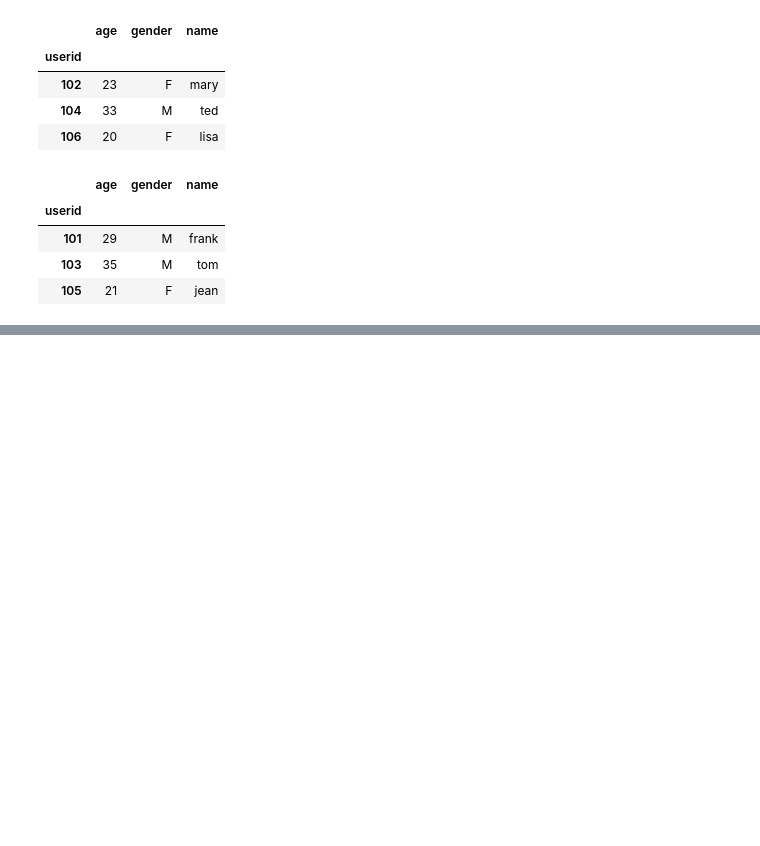
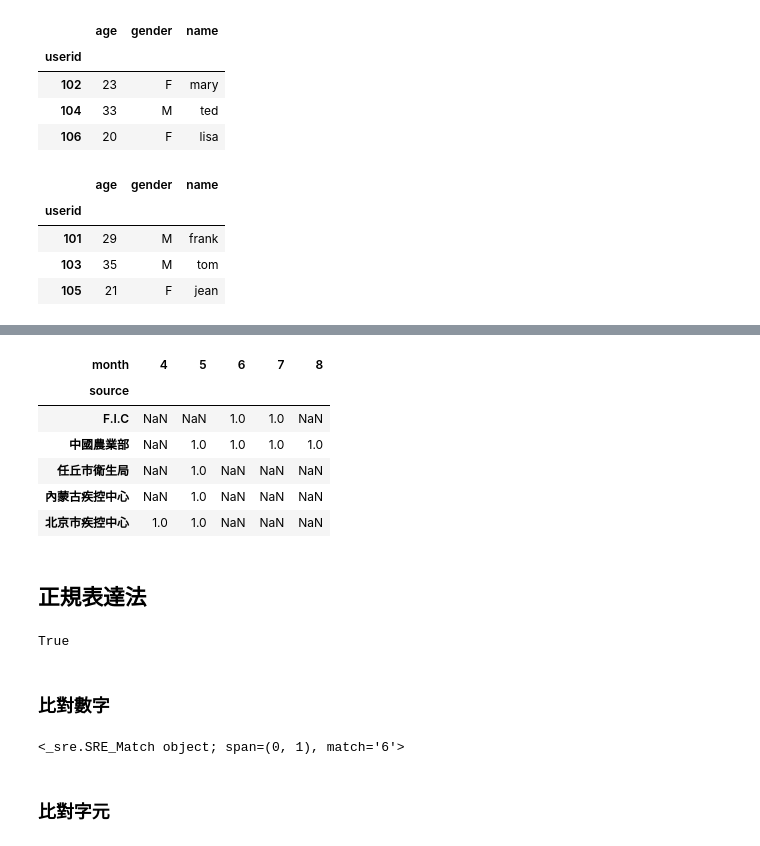
Before and after one commit to ywchiu/cdc_course, a Jupyter notebook: Demo20170823.ipynb, the cells around one changed output, grey strips where cells are left out. Drawn from its saved outputs; the diff is of its cells as text; code cells hidden in the pictures; blank space fills up the shorter version.

```diff
--- a/Demo20170823.ipynb
+++ b/Demo20170823.ipynb
@@ -851,0 +865,4 @@ df.loc[[101,103,105]]
+# %%
+import pandas
+df = pandas.read_excel('https://raw.githubusercontent.com/ywchiu/cdc_course/master/data/fic.xlsx')
+df.head()
@@ -851,0 +942,2 @@ df.loc[[101,103,105]]
+# %%
+df = df[['author', 'dt', 'title', 'content',  'source']]
@@ -851,0 +983,2 @@ df.loc[[101,103,105]]
+# %%
+df['month'] = df['dt'].dt.month
@@ -851,0 +995,44 @@ df.loc[[101,103,105]]
+# %%
+cnt=df.groupby(['month', 'source'])['title'].count().to_frame()
+
+#?pandas.pivot_table
+#pandas.pivot_table(cnt.to_frame())
+pandas.pivot_table(cnt, index='month', values='title', columns='source')
+pandas.pivot_table(cnt, index='source', values='title', columns='month',aggfunc='count').head()
+# %% [output]
+| month | 4 | 5 | 6 | 7 | 8 |
+| source |  |  |  |  |  |
+| F.I.C | NaN | NaN | 1.0 | 1.0 | NaN |
+| 中國農業部 | NaN | 1.0 | 1.0 | 1.0 | 1.0 |
+| 任丘市衛生局 | NaN | 1.0 | NaN | NaN | NaN |
+| 內蒙古疾控中心 | NaN | 1.0 | NaN | NaN | NaN |
+| 北京市疾控中心 | 1.0 | 1.0 | NaN | NaN | NaN |
+# %% [markdown]
+## 正規表達法
+# %%
+import re
+p = '0912345678'
+s = 'my phone number is 0912345678'
+p in s
+# %% [output]
+True
+# %% [markdown]
+### 比對數字
+# %%
+a = '6'
+
+import re
+re.match('6', a)
+
+# []: 可以比對在[]內的任意字元
+re.match('[0123456789]', a)
+
+# - : 連續 [0-9]: [0123456789]
+re.match('[0-9]', a)
+
+# \d : [0-9]
+re.match('\d', a)
+# %% [output]
+<_sre.SRE_Match object; span=(0, 1), match='6'>
+# %% [markdown]
+### 比對字元
```
Also changed, not shown: parts of 23 cells of this notebook.
